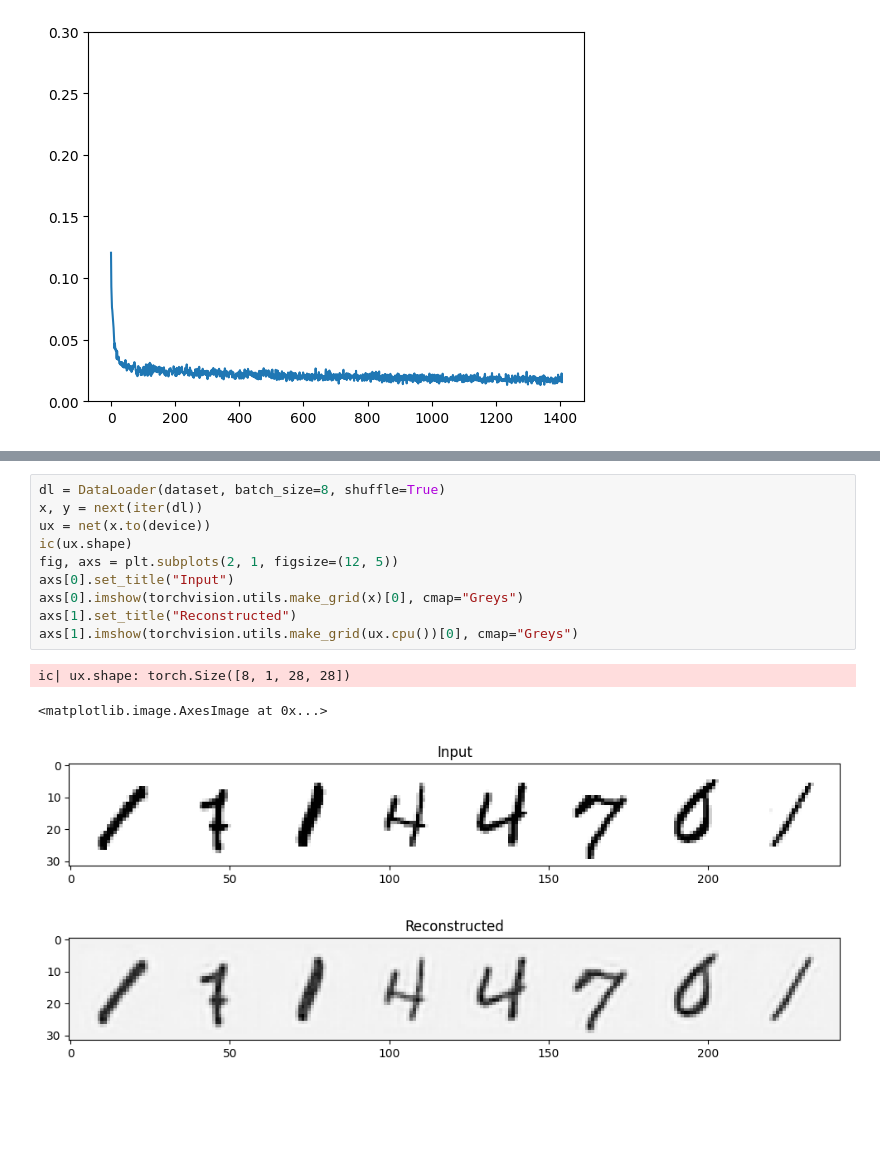
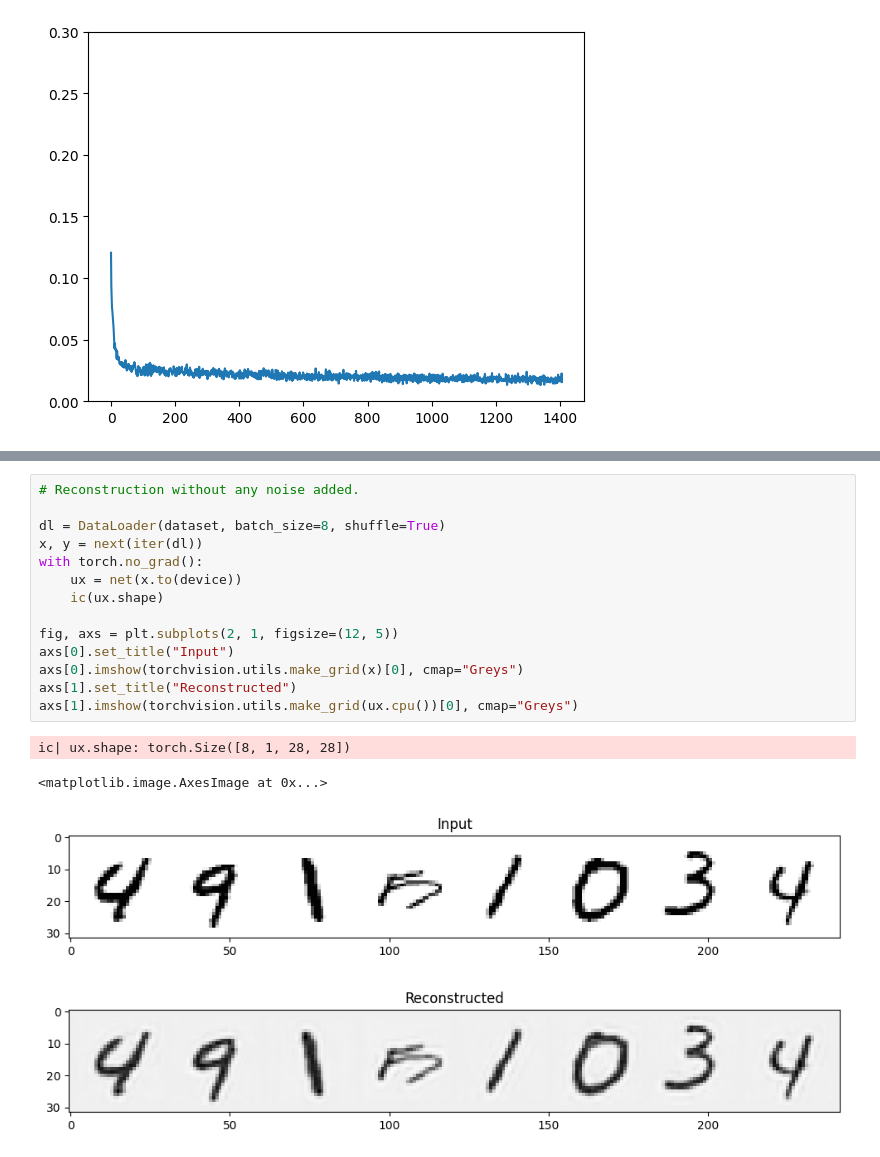
Before and after one commit to jean-kunz/cop_diffusion, a Jupyter notebook: nbks/diffusion_from_scratch.ipynb, the cells around one changed output, grey strips where cells are left out. Saved outputs shown, nothing was run; the diff lists cells and outputs as text; blank space fills up the shorter version.

```diff
--- a/nbks/diffusion_from_scratch.ipynb
+++ b/nbks/diffusion_from_scratch.ipynb
@@ -303,14 +300,18 @@ plt.plot(losses)
 # %%
+# Reconstruction without any noise added.
+
 dl = DataLoader(dataset, batch_size=8, shuffle=True)
 x, y = next(iter(dl))
-ux = net(x.to(device))
-ic(ux.shape)
+with torch.no_grad():
+    ux = net(x.to(device))
+    ic(ux.shape)
+
 fig, axs = plt.subplots(2, 1, figsize=(12, 5))
 axs[0].set_title("Input")
 axs[0].imshow(torchvision.utils.make_grid(x)[0], cmap="Greys")
 axs[1].set_title("Reconstructed")
 axs[1].imshow(torchvision.utils.make_grid(ux.cpu())[0], cmap="Greys")
 # %% [output]
 ic| ux.shape: torch.Size([8, 1, 28, 28])
 <matplotlib.image.AxesImage at 0x...>
-[figure, old version]
+[figure, new version]
```
Also changed, not shown: parts of 6 cells of this notebook.
